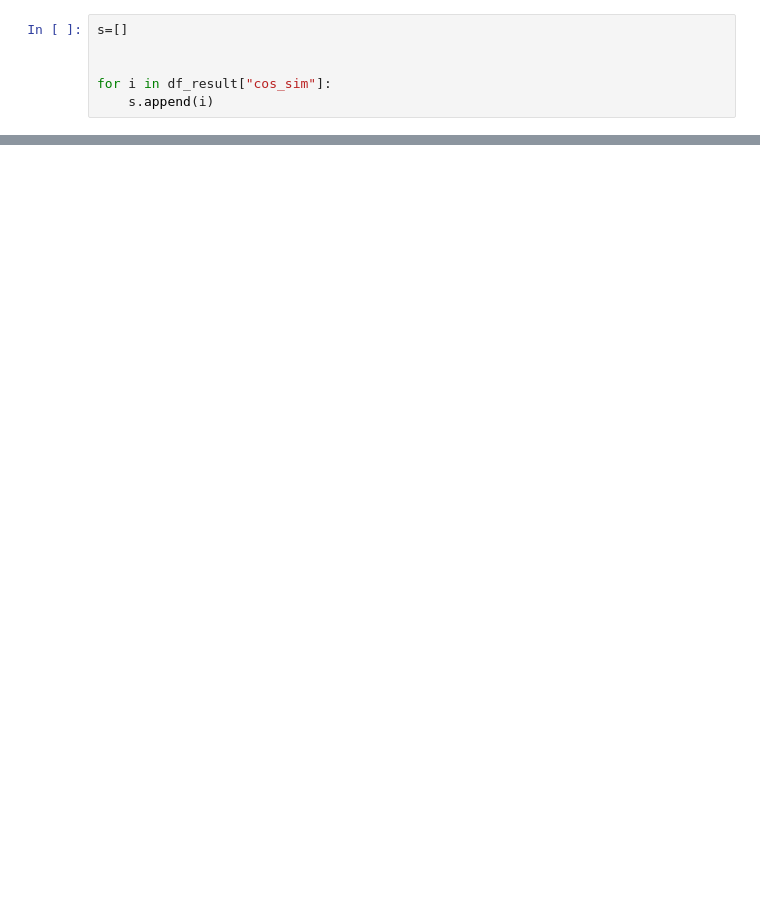
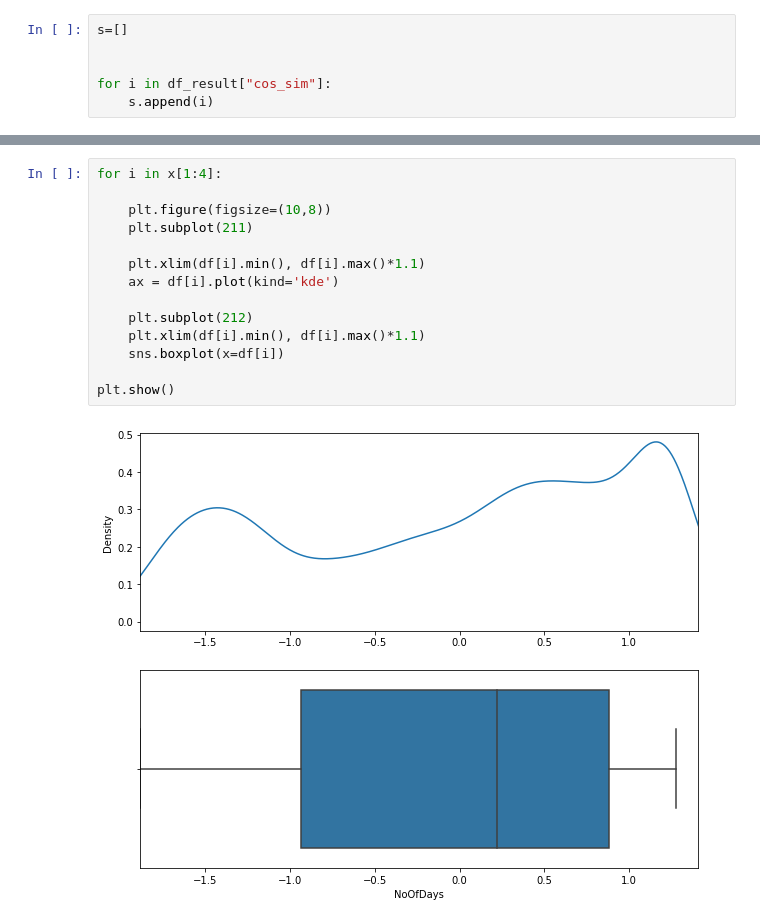
Before and after one commit to harshaks23/ML_DS, a Jupyter notebook: TextAnalysis1.ipynb, the cells around one changed output, grey strips where cells are left out. Cells and saved outputs as stored; diff of their text form; blank space fills up the shorter version.

```diff
--- a/TextAnalysis1.ipynb
+++ b/TextAnalysis1.ipynb
@@ -108,0 +209,16 @@ True
+# %%
+for i in x[1:4]:
+
+    plt.figure(figsize=(10,8))
+    plt.subplot(211)
+
+    plt.xlim(df[i].min(), df[i].max()*1.1)
+    ax = df[i].plot(kind='kde')
+
+    plt.subplot(212)
+    plt.xlim(df[i].min(), df[i].max()*1.1)
+    sns.boxplot(x=df[i])
+
+plt.show()
+# %% [output]
+[figure, added]
```
Also changed, not shown: parts of 51 cells of this notebook, 1 other file.
